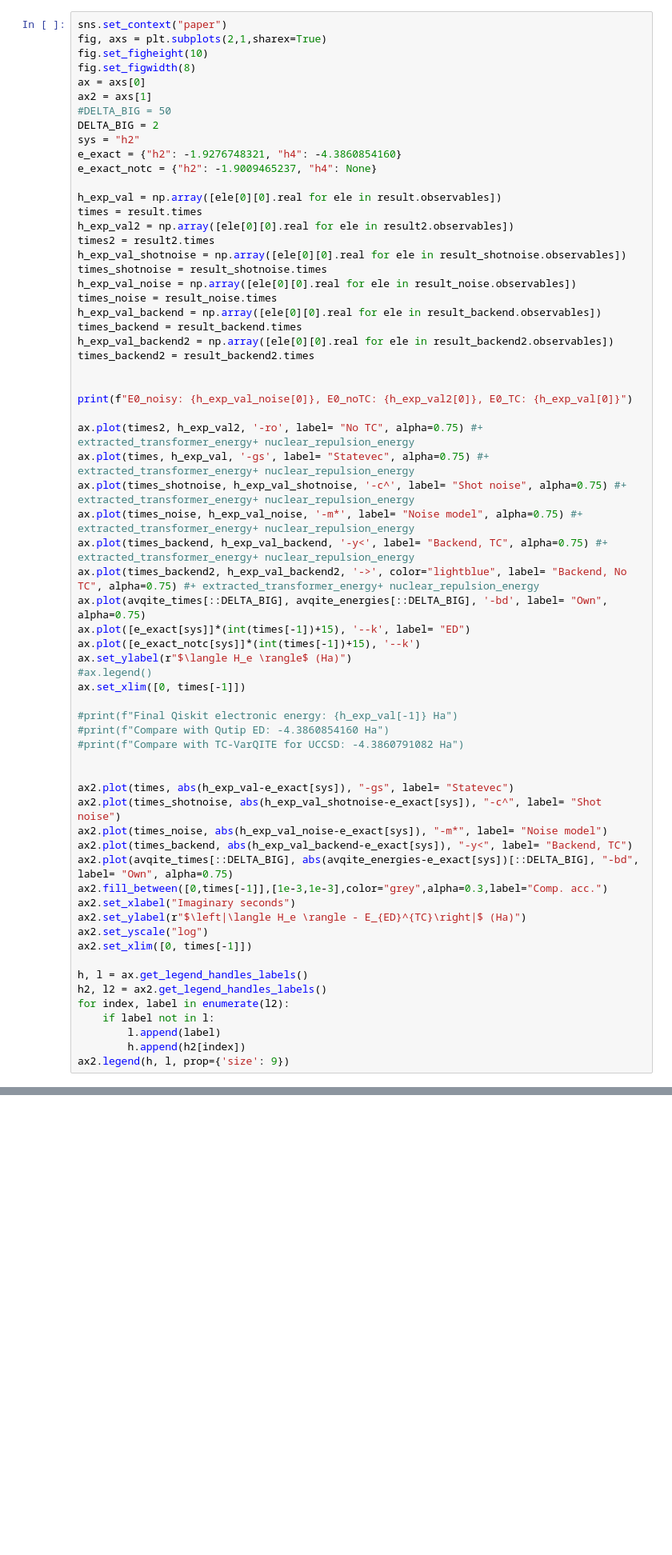
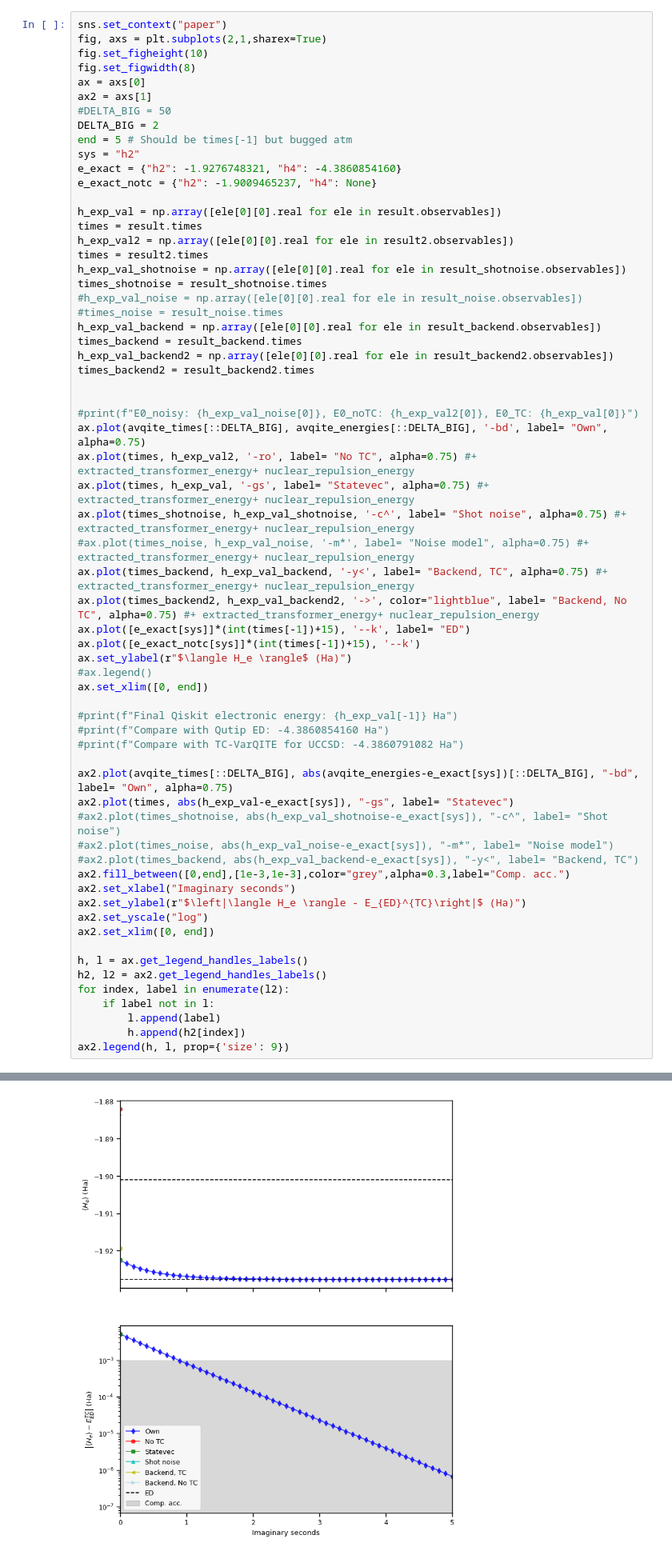
Before and after one commit to Magnusson6359/qiskit-algorithms, a Jupyter notebook: testing.ipynb, the cells around one changed output, grey strips where cells are left out. Shown at 80% size. Drawn from its saved outputs; the diff is of its cells as text; blank space fills up the shorter version.

```diff
--- a/testing.ipynb
+++ b/testing.ipynb
@@ -261,6 +271,7 @@ ax = axs[0]
 ax2 = axs[1]
 #DELTA_BIG = 50
 DELTA_BIG = 2
+end = 5 # Should be times[-1] but bugged atm
 sys = "h2"
 e_exact = {"h2": -1.9276748321, "h4": -4.3860854160}
 e_exact_notc = {"h2": -1.9009465237, "h4": None}
@@ -268,47 +279,45 @@ e_exact_notc = {"h2": -1.9009465237, "h4": None}
 h_exp_val = np.array([ele[0][0].real for ele in result.observables])
 times = result.times
 h_exp_val2 = np.array([ele[0][0].real for ele in result2.observables])
-times2 = result2.times
+times = result2.times
 h_exp_val_shotnoise = np.array([ele[0][0].real for ele in result_shotnoise.observables])
 times_shotnoise = result_shotnoise.times
-h_exp_val_noise = np.array([ele[0][0].real for ele in result_noise.observables])
-times_noise = result_noise.times
+#h_exp_val_noise = np.array([ele[0][0].real for ele in result_noise.observables])
+#times_noise = result_noise.times
 h_exp_val_backend = np.array([ele[0][0].real for ele in result_backend.observables])
 times_backend = result_backend.times
 h_exp_val_backend2 = np.array([ele[0][0].real for ele in result_backend2.observables])
 times_backend2 = result_backend2.times
 
 
-print(f"E0_noisy: {h_exp_val_noise[0]}, E0_noTC: {h_exp_val2[0]}, E0_TC: {h_exp_val[0]}")
-
-ax.plot(times2, h_exp_val2, '-ro', label= "No TC", alpha=0.75) #+ extracted_transformer_energy+ nuclear_repulsion_energy
+#print(f"E0_noisy: {h_exp_val_noise[0]}, E0_noTC: {h_exp_val2[0]}, E0_TC: {h_exp_val[0]}")
+ax.plot(avqite_times[::DELTA_BIG], avqite_energies[::DELTA_BIG], '-bd', label= "Own", alpha=0.75)
+ax.plot(times, h_exp_val2, '-ro', label= "No TC", alpha=0.75) #+ extracted_transformer_energy+ nuclear_repulsion_energy
 ax.plot(times, h_exp_val, '-gs', label= "Statevec", alpha=0.75) #+ extracted_transformer_energy+ nuclear_repulsion_energy
 ax.plot(times_shotnoise, h_exp_val_shotnoise, '-c^', label= "Shot noise", alpha=0.75) #+ extracted_transformer_energy+ nuclear_repulsion_energy
-ax.plot(times_noise, h_exp_val_noise, '-m*', label= "Noise model", alpha=0.75) #+ extracted_transformer_energy+ nuclear_repulsion_energy
+#ax.plot(times_noise, h_exp_val_noise, '-m*', label= "Noise model", alpha=0.75) #+ extracted_transformer_energy+ nuclear_repulsion_energy
 ax.plot(times_backend, h_exp_val_backend, '-y<', label= "Backend, TC", alpha=0.75) #+ extracted_transformer_energy+ nuclear_repulsion_energy
 ax.plot(times_backend2, h_exp_val_backend2, '->', color="lightblue", label= "Backend, No TC", alpha=0.75) #+ extracted_transformer_energy+ nuclear_repulsion_energy
-ax.plot(avqite_times[::DELTA_BIG], avqite_energies[::DELTA_BIG], '-bd', label= "Own", alpha=0.75)
 ax.plot([e_exact[sys]]*(int(times[-1])+15), '--k', label= "ED")
 ax.plot([e_exact_notc[sys]]*(int(times[-1])+15), '--k')
 ax.set_ylabel(r"$\langle H_e \rangle$ (Ha)")
 #ax.legend()
-ax.set_xlim([0, times[-1]])
+ax.set_xlim([0, end])
 
 #print(f"Final Qiskit electronic energy: {h_exp_val[-1]} Ha")
 #print(f"Compare with Qutip ED: -4.3860854160 Ha")
 #print(f"Compare with TC-VarQITE for UCCSD: -4.3860791082 Ha")
 
-
+ax2.plot(avqite_times[::DELTA_BIG], abs(avqite_energies-e_exact[sys])[::DELTA_BIG], "-bd", label= "Own", alpha=0.75)
 ax2.plot(times, abs(h_exp_val-e_exact[sys]), "-gs", label= "Statevec")
-ax2.plot(times_shotnoise, abs(h_exp_val_shotnoise-e_exact[sys]), "-c^", label= "Shot noise")
-ax2.plot(times_noise, abs(h_exp_val_noise-e_exact[sys]), "-m*", label= "Noise model")
-ax2.plot(times_backend, abs(h_exp_val_backend-e_exact[sys]), "-y<", label= "Backend, TC")
-ax2.plot(avqite_times[::DELTA_BIG], abs(avqite_energies-e_exact[sys])[::DELTA_BIG], "-bd", label= "Own", alpha=0.75)
-ax2.fill_between([0,times[-1]],[1e-3,1e-3],color="grey",alpha=0.3,label="Comp. acc.")
+#ax2.plot(times_shotnoise, abs(h_exp_val_shotnoise-e_exact[sys]), "-c^", label= "Shot noise")
+#ax2.plot(times_noise, abs(h_exp_val_noise-e_exact[sys]), "-m*", label= "Noise model")
+#ax2.plot(times_backend, abs(h_exp_val_backend-e_exact[sys]), "-y<", label= "Backend, TC")
+ax2.fill_between([0,end],[1e-3,1e-3],color="grey",alpha=0.3,label="Comp. acc.")
 ax2.set_xlabel("Imaginary seconds")
 ax2.set_ylabel(r"$\left|\langle H_e \rangle - E_{ED}^{TC}\right|$ (Ha)")
 ax2.set_yscale("log")
-ax2.set_xlim([0, times[-1]])
+ax2.set_xlim([0, end])
 
 h, l = ax.get_legend_handles_labels()
 h2, l2 = ax2.get_legend_handles_labels()
@@ -317,3 +326,4 @@ for index, label in enumerate(l2):
         l.append(label)
         h.append(h2[index])
 ax2.legend(h, l, prop={'size': 9})
+# %% [output]
@@ -319,0 +331 @@ ax2.legend(h, l, prop={'size': 9})
+[figure, added]
```
Also changed, not shown: parts of 9 cells of this notebook.
